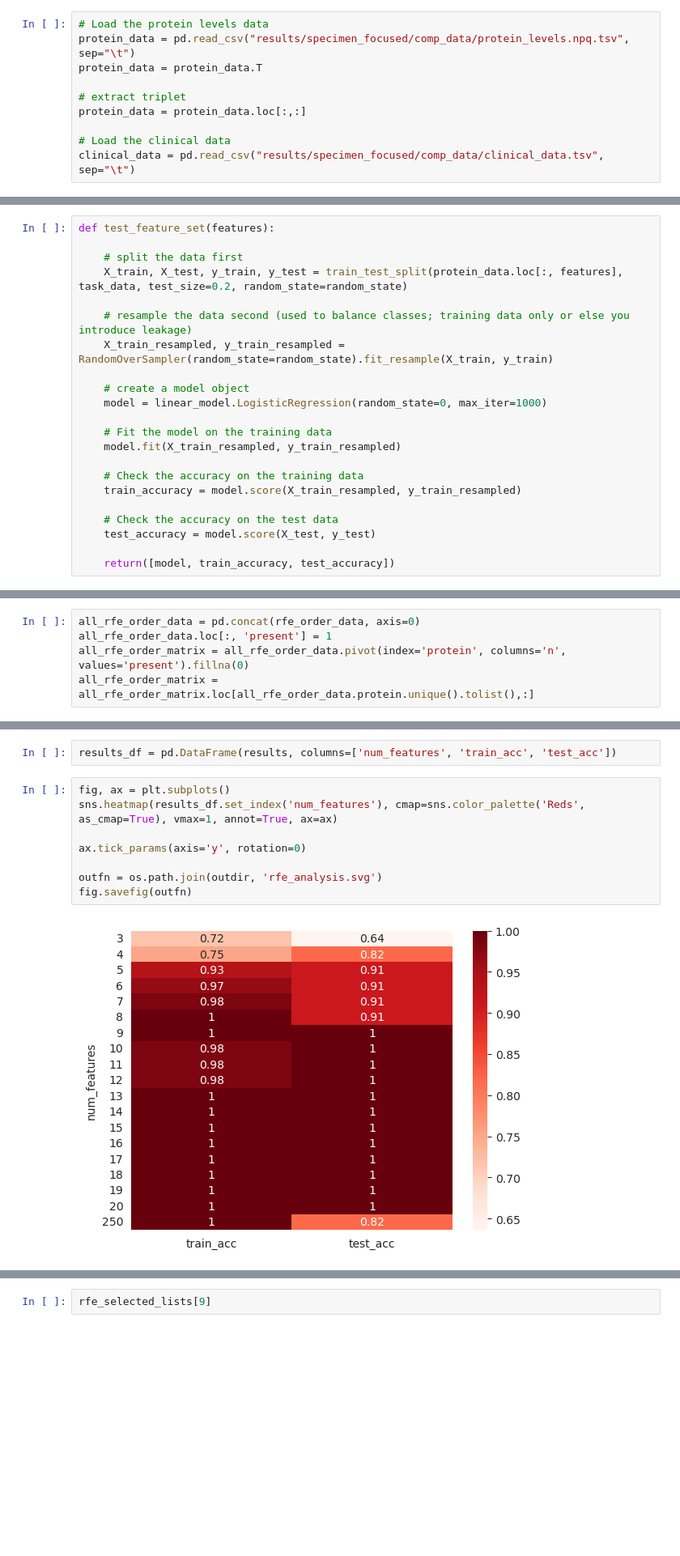
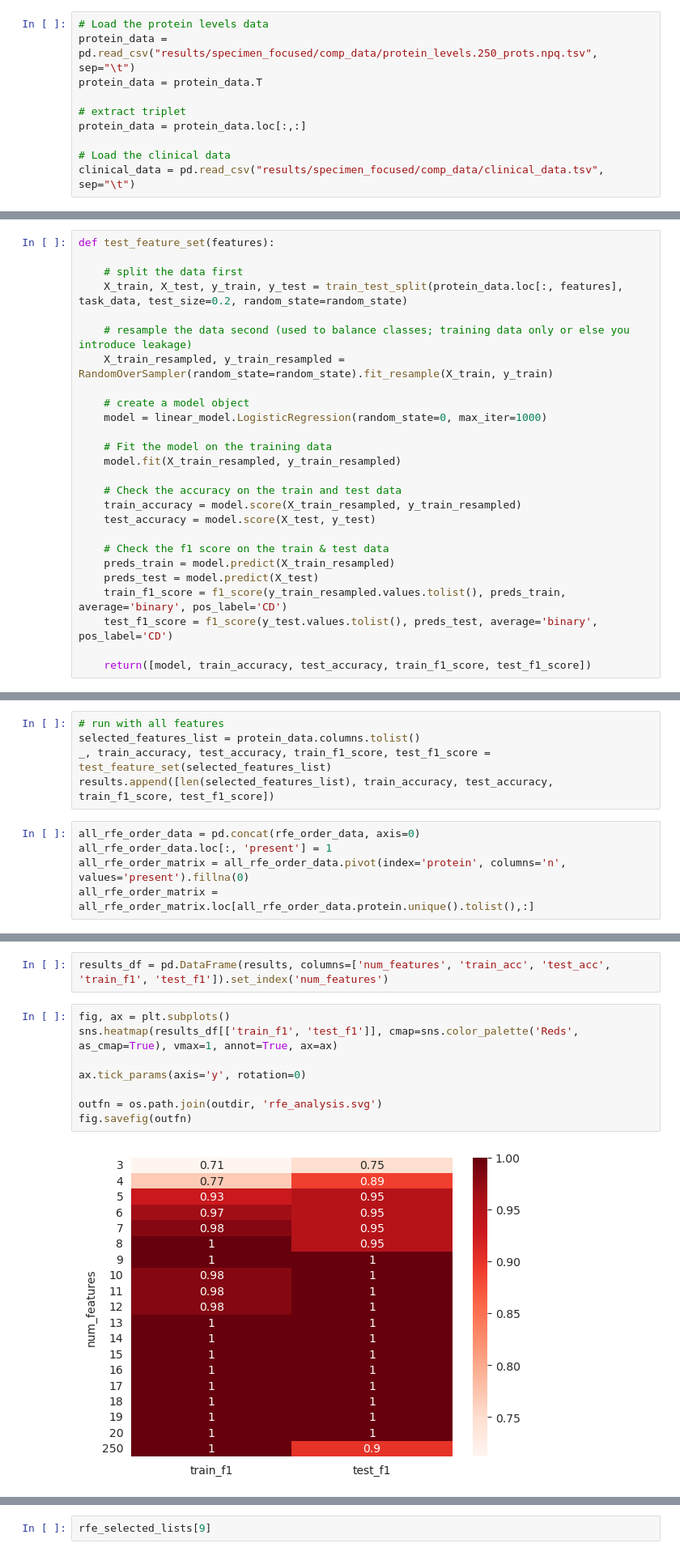
Before and after one commit to VCU-Bioinformatics-Core/20241011.kevin_byrd.ibd_nulisa, a Jupyter notebook: workflow/specimen_focused/cd_versus_uc/logit_model.visits_incorporated.py.ipynb, the cells around one changed output, grey strips where cells are left out. Shown at 81% size. Saved outputs shown, nothing was run; the diff lists cells and outputs as text; blank space fills up the shorter version.

```diff
--- a/workflow/specimen_focused/cd_versus_uc/logit_model.visits_incorporated.py.ipynb
+++ b/workflow/specimen_focused/cd_versus_uc/logit_model.visits_incorporated.py.ipynb
@@ -34,7 +34,7 @@ random_state = 17
 ## Load the data
 # %%
 # Load the protein levels data
-protein_data = pd.read_csv("results/specimen_focused/comp_data/protein_levels.npq.tsv", sep="\t")
+protein_data = pd.read_csv("results/specimen_focused/comp_data/protein_levels.250_prots.npq.tsv", sep="\t")
 protein_data = protein_data.T
 
 # extract triplet
@@ -98,10 +97,14 @@ def test_feature_set(features):
     # Fit the model on the training data
     model.fit(X_train_resampled, y_train_resampled)
 
-    # Check the accuracy on the training data
+    # Check the accuracy on the train and test data
     train_accuracy = model.score(X_train_resampled, y_train_resampled)
-
-    # Check the accuracy on the test data
     test_accuracy = model.score(X_test, y_test)
 
-    return([model, train_accuracy, test_accuracy])
+    # Check the f1 score on the train & test data
+    preds_train = model.predict(X_train_resampled)
+    preds_test = model.predict(X_test)
+    train_f1_score = f1_score(y_train_resampled.values.tolist(), preds_train, average='binary', pos_label='CD')
+    test_f1_score = f1_score(y_test.values.tolist(), preds_test, average='binary', pos_label='CD')
+
+    return([model, train_accuracy, test_accuracy, train_f1_score, test_f1_score])
@@ -171,3 +169,8 @@ testing: 20
+# %%
+# run with all features
+selected_features_list = protein_data.columns.tolist()
+_, train_accuracy, test_accuracy, train_f1_score, test_f1_score = test_feature_set(selected_features_list)
+results.append([len(selected_features_list), train_accuracy, test_accuracy, train_f1_score, test_f1_score])
 # %%
 all_rfe_order_data = pd.concat(rfe_order_data, axis=0)
 all_rfe_order_data.loc[:, 'present'] = 1
@@ -179,14 +182,14 @@ sns.heatmap(all_rfe_order_matrix.T, linecolor='black', linewidths=0.5, cmap='vir
 <Axes: xlabel='protein', ylabel='n'>
 [figure]
 # %%
-results_df = pd.DataFrame(results, columns=['num_features', 'train_acc', 'test_acc'])
+results_df = pd.DataFrame(results, columns=['num_features', 'train_acc', 'test_acc', 'train_f1', 'test_f1']).set_index('num_features')
 # %%
 fig, ax = plt.subplots()
-sns.heatmap(results_df.set_index('num_features'), cmap=sns.color_palette('Reds', as_cmap=True), vmax=1, annot=True, ax=ax)
+sns.heatmap(results_df[['train_f1', 'test_f1']], cmap=sns.color_palette('Reds', as_cmap=True), vmax=1, annot=True, ax=ax)
 
 ax.tick_params(axis='y', rotation=0)
 
 outfn = os.path.join(outdir, 'rfe_analysis.svg')
 fig.savefig(outfn)
 # %% [output]
-[figure, old version]
+[figure, new version]
```
Also changed, not shown: parts of 39 cells of this notebook, 22 other files.
